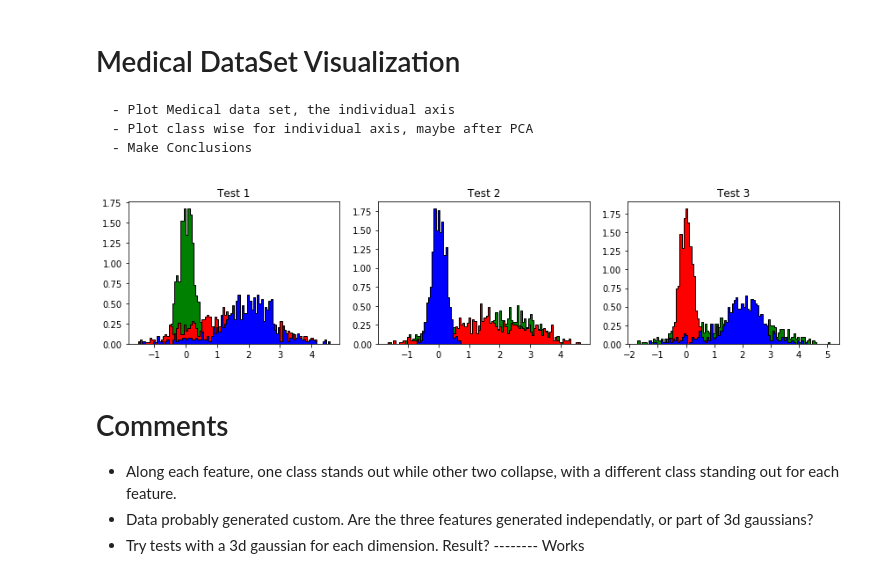
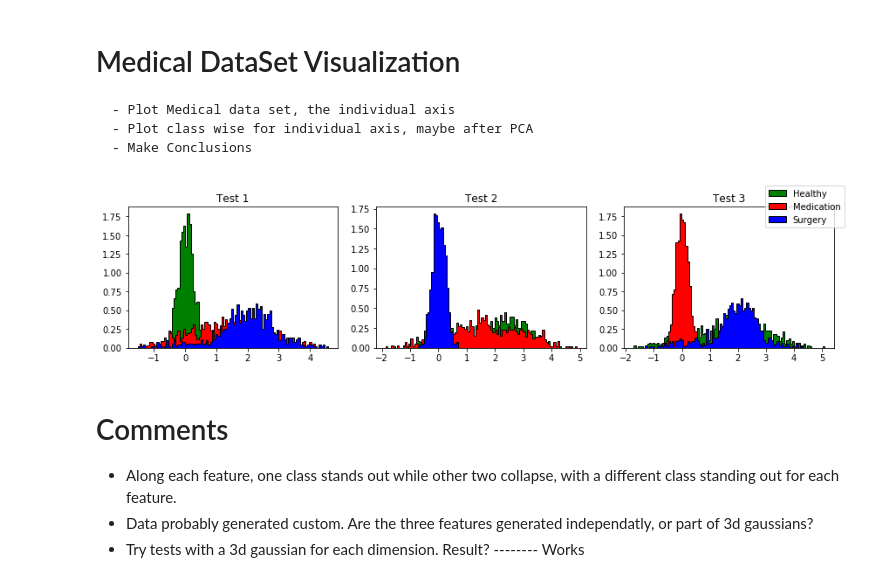
Before and after one commit to Siddhant24/ELL409, a Jupyter notebook: Assigment_1/Assignment 1.ipynb, the cells around one changed output. Cells and saved outputs as stored; diff of their text form; code cells hidden in the pictures.

```diff
--- a/Assigment_1/Assignment 1.ipynb
+++ b/Assigment_1/Assignment 1.ipynb
@@ -40,20 +37,21 @@ The autoreload extension is already loaded. To reload it, use:
 # %%
 
 (X_train, y_train, X_val, y_val, X_test, y_test) = prepareMedicalData();
 fig=plt.figure(figsize=(12, 3))
 columns = 3
 rows = 1
 
 for i in range(1, columns*rows +1):
     X_i = [X_train[np.where(y_train==c)][:,i-1] for c in np.unique(y_train)]
     ax = fig.add_subplot(rows, columns, i)
     ax.hist(X_i, color = ['blue', 'red', 'green'], edgecolor = 'black', bins = int(100), histtype = 'stepfilled', density = True)
     ax.set_title("Test " + str(i))
 
 fig.tight_layout()
+fig.legend(["Healthy", "Medication", "Surgery"])
 plt.show()
 # %% [output]
-[figure, old version]
+[figure, new version]
 # %% [markdown]
 # Comments
 - Along each feature, one class stands out while other two collapse, with a different class standing out for each feature.
```
Also changed, not shown: parts of 16 cells of this notebook, 4 other files.
